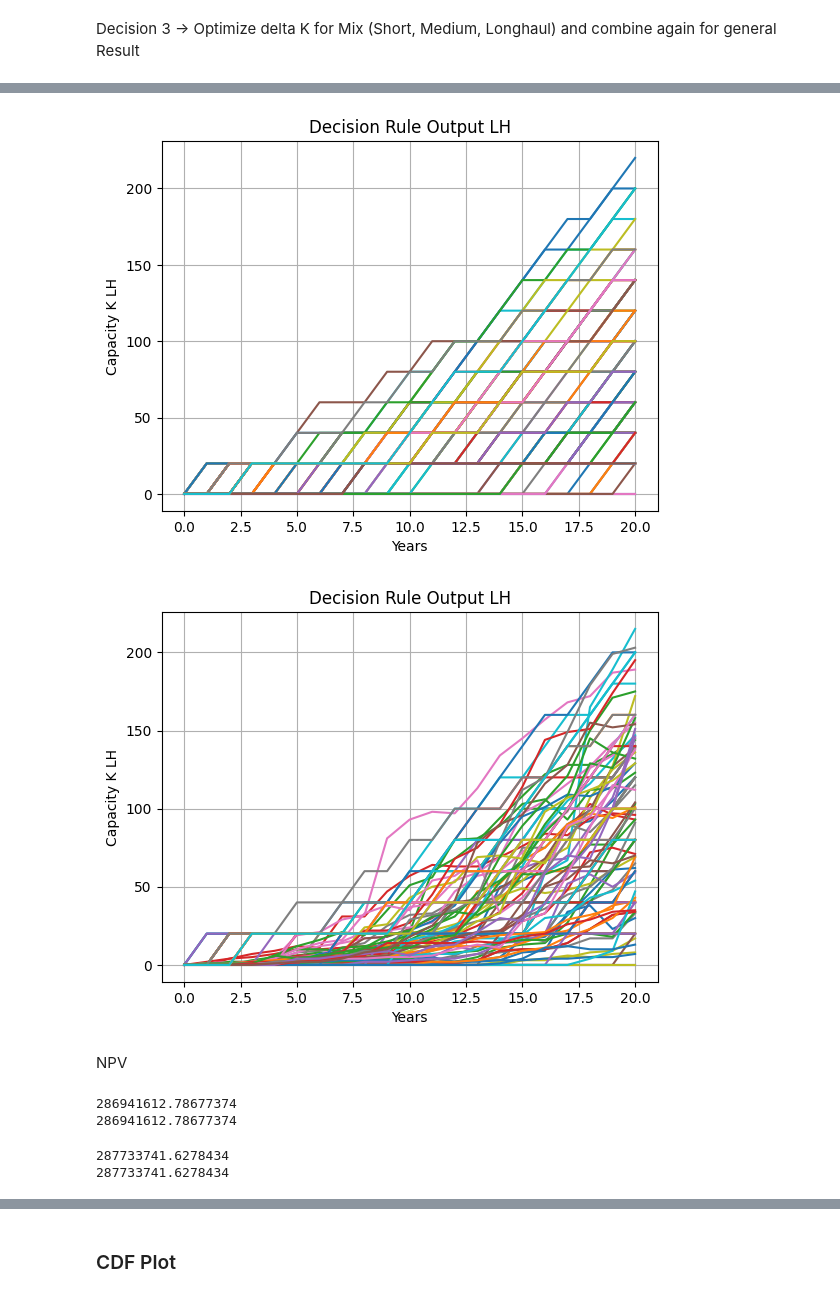
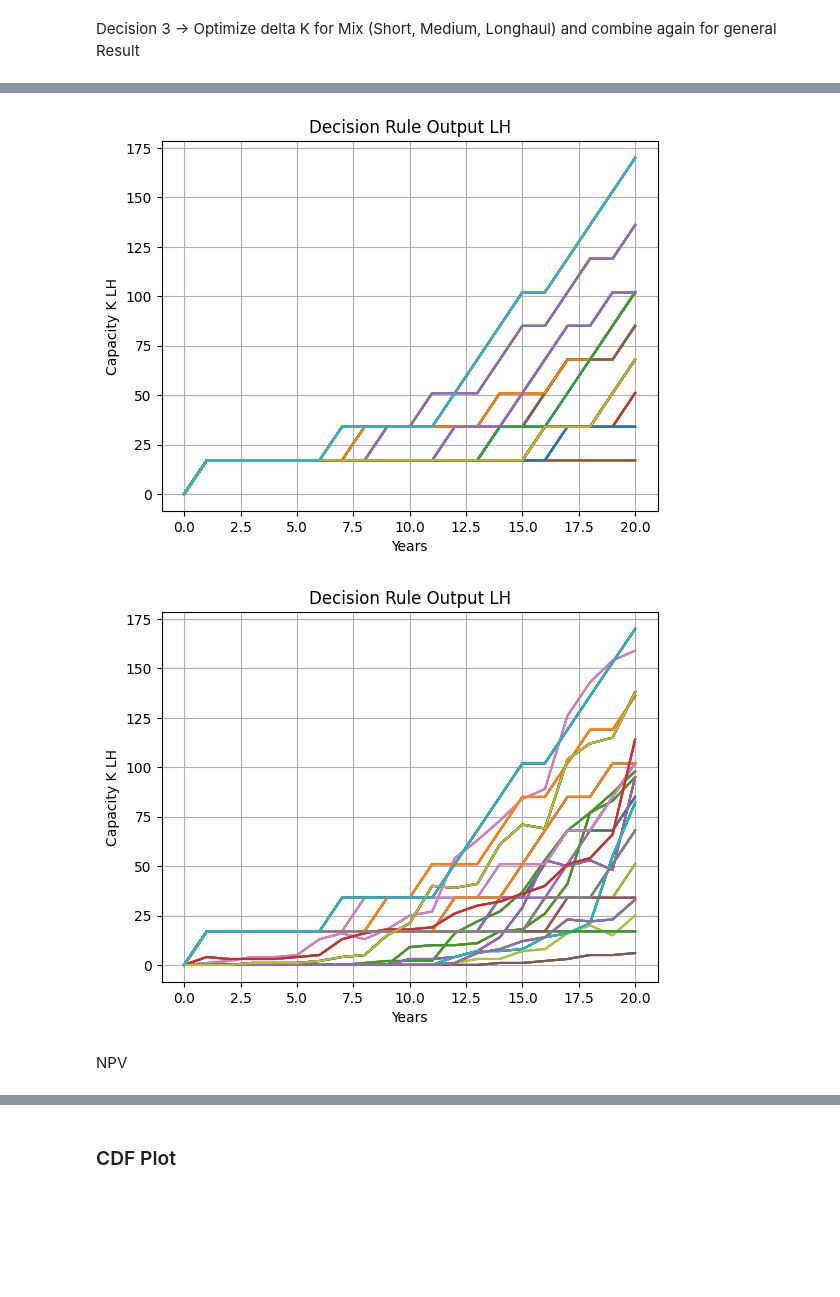
Before and after one commit to Oli767/Masterthesis, a Jupyter notebook: MT.ipynb, the cells around one changed output, grey strips where cells are left out. Drawn from its saved outputs; the diff is of its cells as text; code cells hidden in the pictures; blank space fills up the shorter version.

```diff
--- a/MT.ipynb
+++ b/MT.ipynb
@@ -84,7 +89,7 @@ Param = {
     "Dt0": 25000000,  # Demand at t0
     "dt": 1,  # Steptime in Years
     "Fth": 20,  # Time Horizon of Forecasts in Steptime
-    "No_Forecasts": 1000,  # Number of Forecasts
+    "No_Forecasts": 10,  # Number of Forecasts
     "No_Forecasts_plot": 100,  # Number of Forecasts to be plotted
     "mu": 0.042754330256447565,  # Average Demand growth per year
     "sigma": 0.05813761525452841,  # Volatility of Demand development per year
@@ -120,11 +125,11 @@ Param = {
     "CE_Dock_Jet": 19,  # Cost of energy and aircon for Jet A1 dockstands per unit of K used ~15.5 für strom und 3.5 für aircon
     "CE_Open_Jet": 15,  # Cost of energy and aircon for Jet A1 openstands per unit of K used
     "CM_Over_Jet": 0,  # Cost of over (unused) Jet A1 stand capacity per unit of K unused
-    "CM_Under_Jet": 0,  # Opportunity cost of lacking Jet A1 stand capacity per unit of K missing
+    "CM_Under_Jet": 100,  # Opportunity cost of lacking Jet A1 stand capacity per unit of K missing
     "CE_Dock_LH": 19,  # Cost of energy and aircon for LH2 dockstands per unit of K
     "CE_Open_LH": 15,  # Cost of energy and aircon for LH2 openstands per unit of K
     "CM_Over_LH": 0,  # Cost of over (unused) LH2 stand capacity per unit of K unused
-    "CM_Under_LH": 0,  # Opportunity cost of lacking Jet A1 stand capacity per unit of K missing
+    "CM_Under_LH": 100,  # Opportunity cost of lacking Jet A1 stand capacity per unit of K missing
     "CE_Terminal": 0.5,  # Cost of terminal operations in USD per unit of passenger ~ 0.5 USD
     "re_Dock_Jet": 150,  # Revenue per Jet A1 ATM at dockstands per unit of ATM ~ (80 STandfee, 40 Eneergie, 30 Aircon)*0.75 h ~ 150 USD
     "re_Open_Jet": 100,  # Revenue per Jet A1 ATM at openstands per unit of ATM
@@ -715,6 +333,6 @@ Parameters for Decision Rule Optimization
 Param["lower_theta"] = 0
 Param["upper_theta"] = 12
 Param["stepsize_theta"] = 1
-Param["lower_condition"] = 0
-Param["upper_condition"] = 2
+Param["lower_condition"] = 2
+Param["upper_condition"] = 6
 Param["stepsize_condition"] = 1
@@ -935,58 +491,52 @@ fn.Scenario_plot(
 # %%
-cond_LH_Decision_3 = Parameter_Decision_2[7]
-theta_LH_Decision_3 = (
-    Parameter_Decision_2[4] + Parameter_Decision_2[5] + Parameter_Decision_2[6]
+cond_LH_Decision = Parameter_Decision[7]
+theta_LH_Decision = (
+    Parameter_Decision[4] + Parameter_Decision[5] + Parameter_Decision[6]
 )
 
 delta_K_LH_Decision_3 = fn.Decision_Rule(
-    Param, Param["K0_LH"], d_ATM_LH, theta_LH_Decision_3, cond_LH_Decision_3
+    Param, Param["K0_LH"], d_ATM_LH, theta_LH_Decision, cond_LH_Decision
 )
 K_LH_Decision_3 = fn.Capacity_2D(Param, delta_K_LH_Decision_3, True)
 fn.Scenario_plot(
     Param, K_LH_Decision_3, True, "Decision Rule Output LH", "Capacity K LH"
 )
 fn.Scenario_plot(
     Param,
     np.vstack((K_LH_Decision_3, d_ATM_LH)),
     True,
     "Decision Rule Output LH",
     "Capacity K LH",
 )
 # %% [output]
-[figure, old version]
+[figure, new version]
-[figure, old version]
+[figure, new version]
 # %% [markdown]
 NPV
 # %%
-NPV_Decision = fn.NPV_calculation(
-    Param,
-    delta_K_Jet_Decision_0,
-    delta_K_LH_Decision_0,
-    d_ATM_mix,
-    S_value_matrix,
-    Shock_Scenarios,
-)
+# NPV_Decision = fn.NPV_calculation(
+#     Param,
+#     delta_K_Jet_Decision_0,
+#     delta_K_LH_Decision_0,
+#     d_ATM_mix,
+#     S_value_matrix,
+#     Shock_Scenarios,
+# )
 
-print(np.mean(NPV_Decision))
-print(ENPV_Decision)
+# print(np.mean(NPV_Decision))
+# print(ENPV_Decision)
-# %% [output]
-286941612.78677374
-286941612.78677374
 # %%
-NPV_Decision_2 = fn.NPV_calculation(
-    Param,
-    delta_K_Jet_Decision_2,
-    delta_K_LH_Decision_2,
-    d_ATM_mix,
-    S_value_matrix,
-    Shock_Scenarios,
-)
+# NPV_Decision_2 = fn.NPV_calculation(
+#     Param,
+#     delta_K_Jet_Decision_2,
+#     delta_K_LH_Decision_2,
+#     d_ATM_mix,
+#     S_value_matrix,
+#     Shock_Scenarios,
+# )
 
-print(np.mean(NPV_Decision_2))
-print(ENPV_Decision_2)
+# print(np.mean(NPV_Decision_2))
+# print(ENPV_Decision_2)
-# %% [output]
-287733741.6278434
-287733741.6278434
 # %%
 NPV_Decision_3 = fn.NPV_calculation(
     Param,
```
Also changed, not shown: parts of 45 cells of this notebook, 1 other file.
